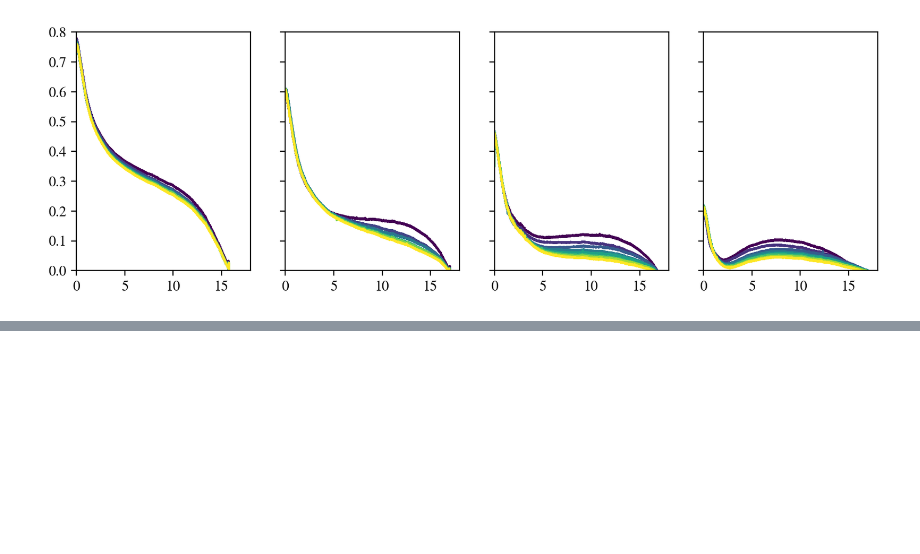
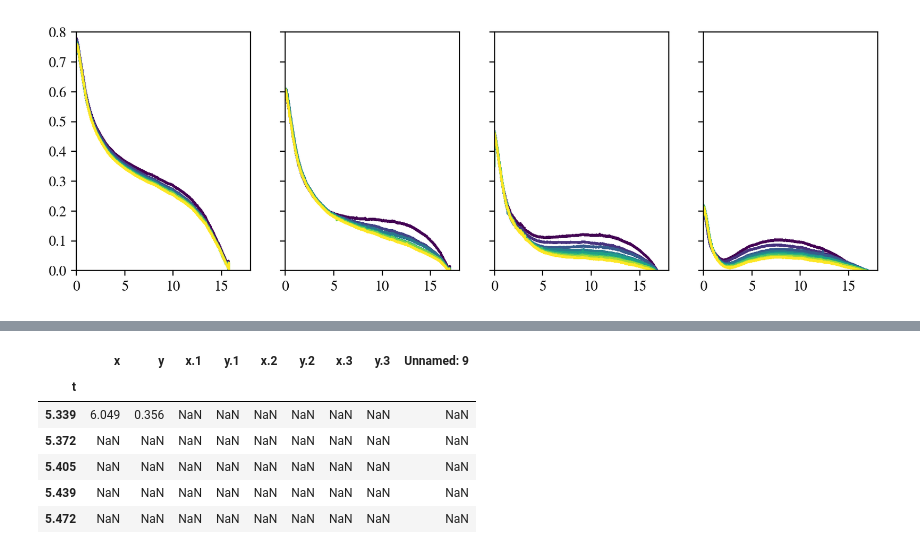
Before and after one commit to ZLoverty/WPM, a Jupyter notebook: Code/Surface_and_flow.ipynb, the cells around one changed output, grey strips where cells are left out. Saved outputs shown, nothing was run; the diff lists cells and outputs as text; code cells hidden in the pictures; blank space fills up the shorter version.

```diff
--- a/Code/Surface_and_flow.ipynb
+++ b/Code/Surface_and_flow.ipynb
@@ -210,0 +219,11 @@ for j in range(4):
+# %%
+flow = pd.read_csv(r"E:\WPM\04292024\flow_field_hand_track\beet_scan4_4_particle.txt", skiprows=2, sep=",").set_index("t")
+flow.head()
+# %% [output]
+|  | x | y | x.1 | y.1 | x.2 | y.2 | x.3 | y.3 | Unnamed: 9 |
+| t |  |  |  |  |  |  |  |  |  |
+| 5.339 | 6.049 | 0.356 | NaN | NaN | NaN | NaN | NaN | NaN | NaN |
+| 5.372 | NaN | NaN | NaN | NaN | NaN | NaN | NaN | NaN | NaN |
+| 5.405 | NaN | NaN | NaN | NaN | NaN | NaN | NaN | NaN | NaN |
+| 5.439 | NaN | NaN | NaN | NaN | NaN | NaN | NaN | NaN | NaN |
+| 5.472 | NaN | NaN | NaN | NaN | NaN | NaN | NaN | NaN | NaN |
```
Also changed, not shown: parts of 10 cells of this notebook, 1 other file.
